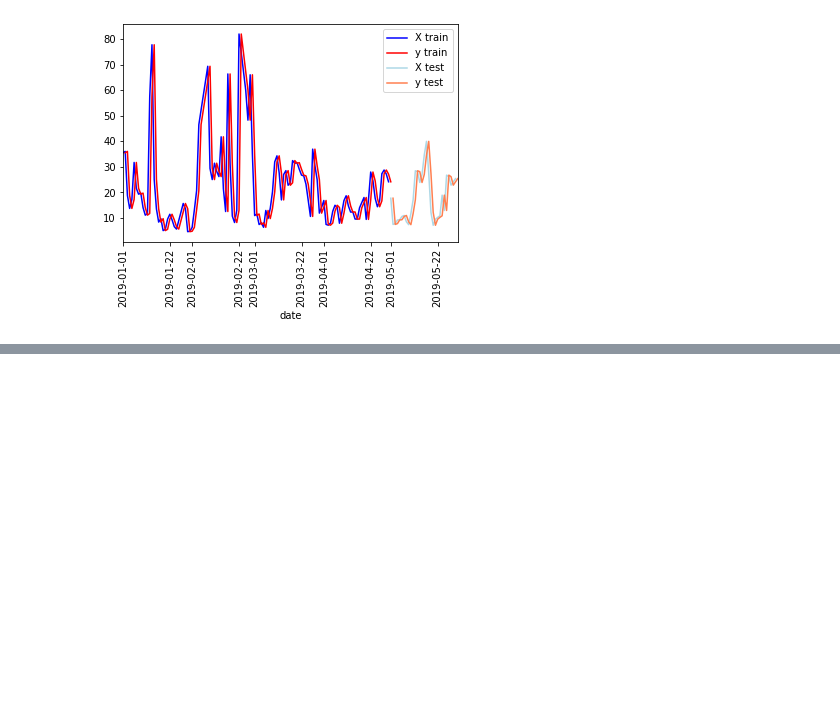
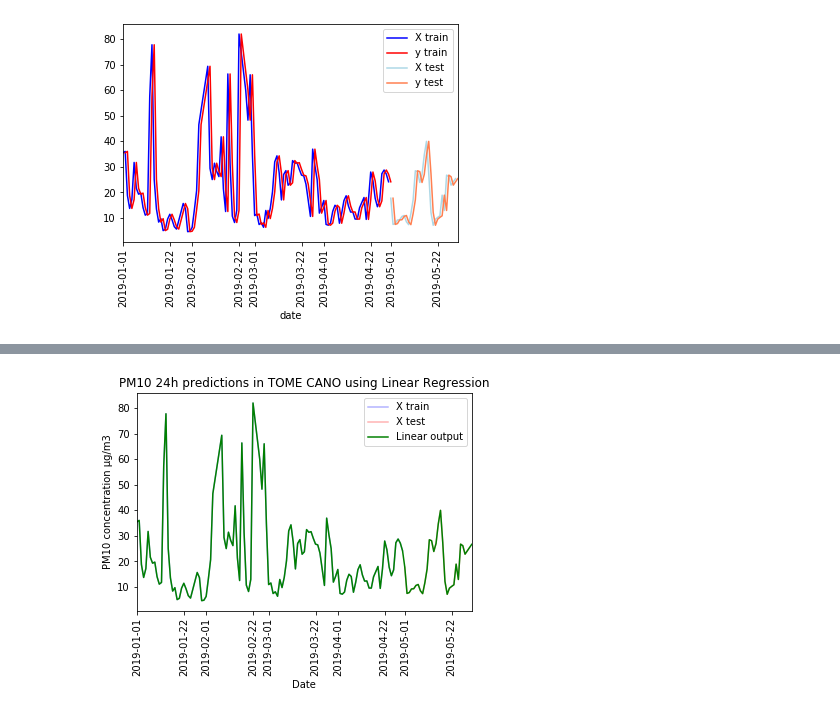
Before and after one commit to carlosdg/AirPollutionForecasting, a Jupyter notebook: Software/jupyter/notebooks/ExploringTheData.ipynb, the cells around one changed output, grey strips where cells are left out. Saved outputs shown, nothing was run; the diff lists cells and outputs as text; code cells hidden in the pictures; blank space fills up the shorter version.

```diff
--- a/Software/jupyter/notebooks/ExploringTheData.ipynb
+++ b/Software/jupyter/notebooks/ExploringTheData.ipynb
@@ -296,0 +300,15 @@ ax.xaxis.set_tick_params(rotation=90)
+# %%
+ax = X_train.plot(c=(0, 0, 1, 0.3))
+ax = X_test.plot(ax=ax, c=(1, 0, 0, 0.3))
+
+linear_output = data.copy()
+linear_output["value"] = regr_2.predict(data)
+ax = linear_output.plot(ax=ax, c="green")
+
+ax.set_title(f"PM10 24h predictions in {zone} using Linear Regression")
+ax.set_xlabel("Date")
+ax.set_ylabel("PM10 concentration µg/m3")
+ax.legend(["X train", "X test", "Linear output"])
+ax.xaxis.set_tick_params(rotation=90)
+# %% [output]
+[figure, added]
```
Also changed, not shown: parts of 8 cells of this notebook.
